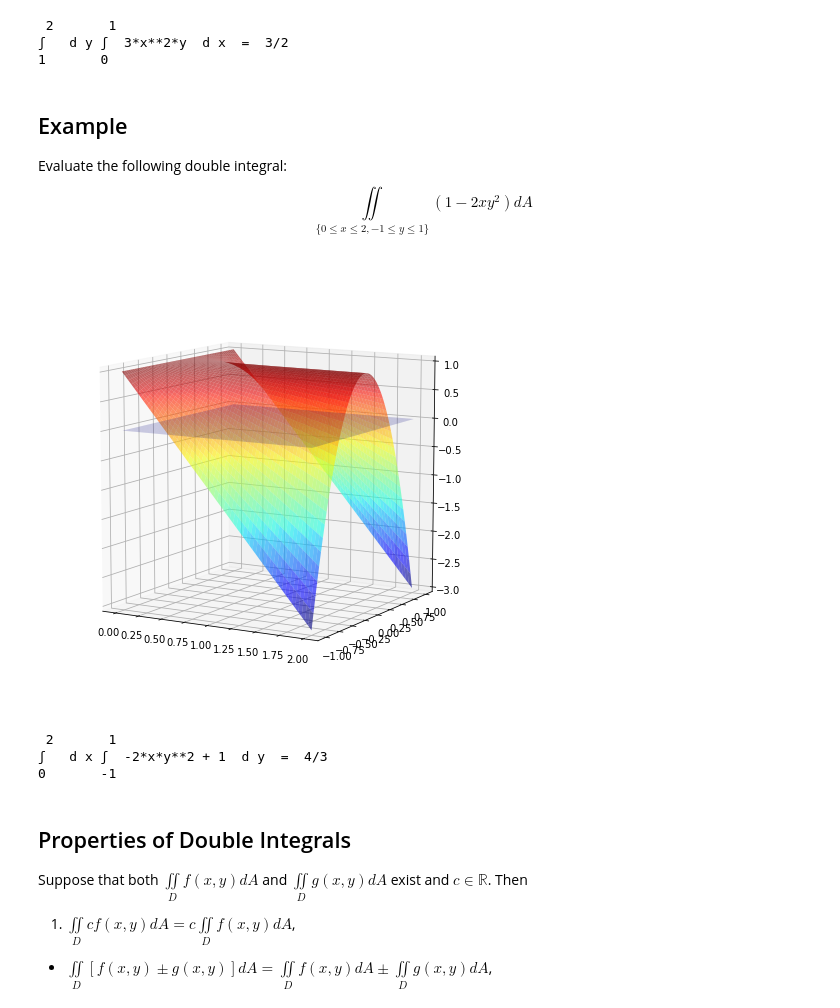
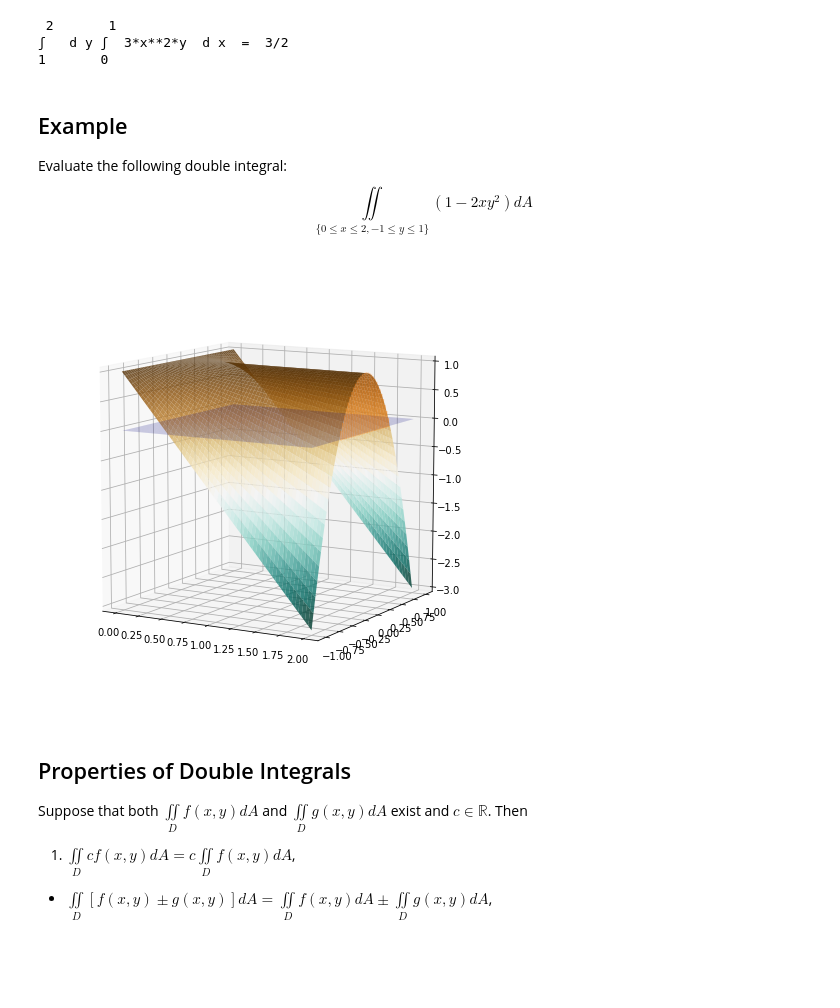
Before and after one commit to cchuang2009/2016-1, a Jupyter notebook: calculus/6 Multi-variable Calculus (Integration).ipynb, the cells around one changed output. Saved outputs shown, nothing was run; the diff lists cells and outputs as text; code cells hidden in the pictures; blank space fills up the shorter version.

```diff
--- a/calculus/6 Multi-variable Calculus (Integration).ipynb
+++ b/calculus/6 Multi-variable Calculus (Integration).ipynb
@@ -190,49 +186,50 @@ I=doubleInt3(3*x*x*y,[y,x],[1,2],[0,1])
 Example
 ---
 Evaluate the following double integral:
-$$\underset{\{0\le x\le2,-1\le y\le1\}}{\iint} (1-2xy^2) d A$$
+$$\iint\limits_{\{0\le x\le2,-1\le y\le1\}}(1-2xy^2) d A$$
 # %%
 fig = plt.figure(figsize=(6,6))
 ax = Axes3D(fig)
 
 a,b,c,d=0,2,-1,1
 
 X = np.linspace(a, b, 60)
 X1 = np.linspace(a, b, 60)
 Y = np.linspace(c, d, 60)
 Z1 =  1-2*X1*c*c
 Z2 = 1-2*3*X1*d*d
 X,Y=np.meshgrid(X,Y)
 func= 1-2*X*Y*Y
 func2= 1-2*b*Y*Y
 base=0*X
 
+Y0=np.linspace(-0.5,0.5,30)
+for y in Y0:
+    zs=np.linspace(0,1-2*2*y**2,30)
+    ax.plot(2+0*zs,y+0*zs,zs,color='C1',alpha=0.4)
+
+
 #ax.plot_surface(0*X+b,Y, func2, rstride=1, cstride=1, cmap=cm.autumn,alpha=0.3);
 ax.plot_surface(X,Y, base, rstride=1, cstride=1, cmap=cm.jet,alpha=0.2)
-ax.plot_surface(X,Y, func, rstride=1, cstride=1, cmap=cm.jet,alpha=0.6)
+ax.plot_surface(X,Y, func, rstride=1, cstride=1, cmap=cm.BrBG_r,alpha=0.8)
 
-Xs,Zs=np.meshgrid(X1,Z1)
+#Xs,Zs=np.meshgrid(X1,Z1)
 
-Zs[Zs>1-2*Xs*c*c]=0
+#Zs[Zs>1-2*Xs*c*c]=0
 
-X2s,Z2s=np.meshgrid(X1,Z2)
+#X2s,Z2s=np.meshgrid(X1,Z2)
 
-Z2s[Z2s>1-2*X2s*d*d]=0
+#Z2s[Z2s>1-2*X2s*d*d]=0
 
 
 #ax.plot_surface(Xs,0*Xs+c,Zs, rstride=1, cstride=1,alpha=0.2)
 #ax.plot_surface(X2s,0*X2s+d,Z2s, rstride=1, cstride=1,alpha=0.6)
 
-
 ax.view_init(elev=10, azim=-60)
 # %% [output]
-[figure, old version]
+[figure, new version]
 # %%
 I=doubleInt3(1-2*x*y*y,[x,y],[0,2],[-1,1])
-# %% [output]
- 2       1
-ʃ   d x ʃ  -2*x*y**2 + 1  d y  =  4/3
-0       -1
 # %% [markdown]
 Properties of Double Integrals
 ---
```
Also changed, not shown: parts of 96 cells of this notebook.
